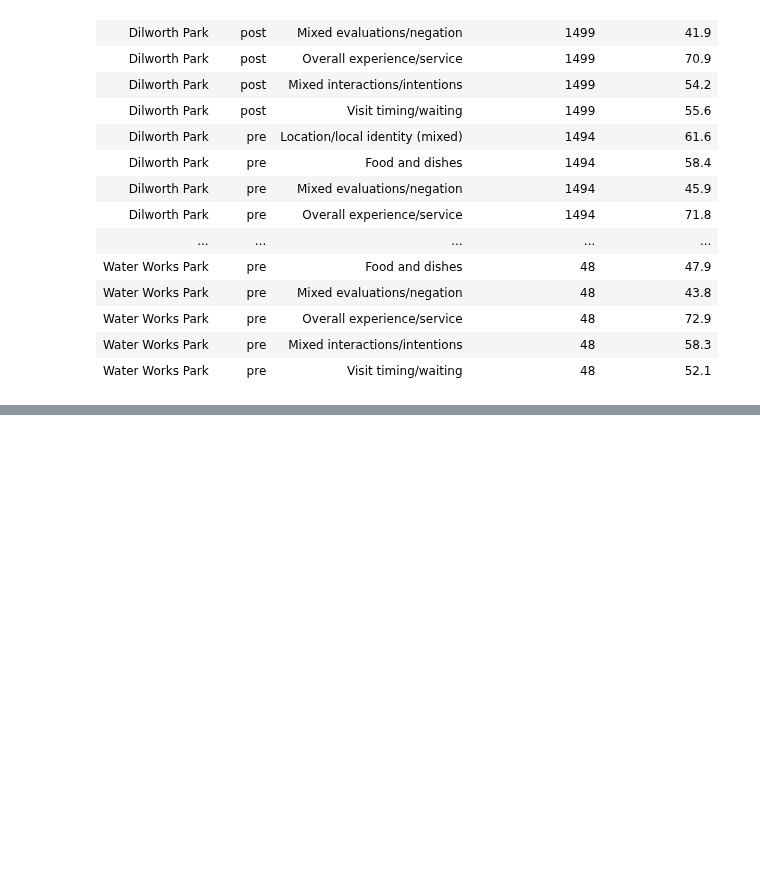
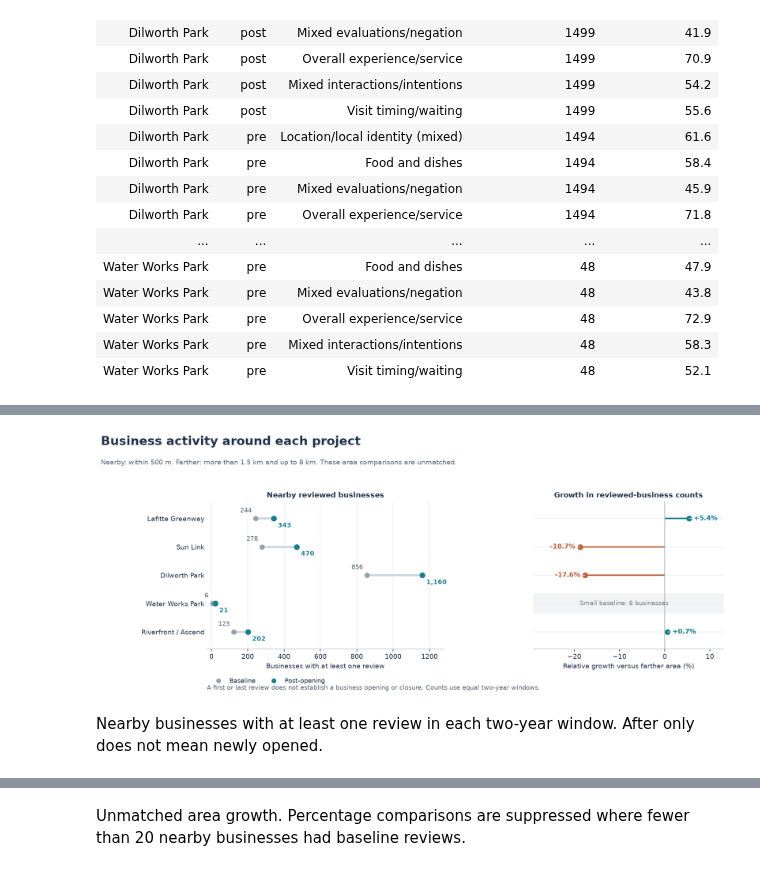
Before and after one commit to intreaction/neighborhood-sentiment-map, a Jupyter notebook: docs/coursework/milestone-2-eda/ProjectEDA_Team4.ipynb, the cells around one changed output, grey strips where cells are left out. Saved outputs shown, nothing was run; the diff lists cells and outputs as text; code cells hidden in the pictures; blank space fills up the shorter version.

```diff
--- a/docs/coursework/milestone-2-eda/ProjectEDA_Team4.ipynb
+++ b/docs/coursework/milestone-2-eda/ProjectEDA_Team4.ipynb
@@ -567,0 +628,22 @@ The category labels are provisional and AI-assisted. They have not been validate
+# %%
+growth=read('business_growth.csv')
+assert (growth.active_both+growth.post_only==growth.post_active).all()
+assert (growth.active_both+growth.baseline_only==growth.baseline_active).all()
+assert (growth.active_both+growth.post_only+growth.baseline_only+growth.neither==growth.listings).all()
+near=growth[growth.area.eq('Near')].set_index('project').loc[viz.ORDER]
+far=growth[growth.area.eq('Farther')].set_index('project').loc[viz.ORDER]
+relative=100*((near.post_active/near.baseline_active)/(far.post_active/far.baseline_active)-1)
+assert np.allclose(relative,near.relative_growth_pct)
+figure(business_growth_panel(growth, FIGURES))
+counts=near[['baseline_active','post_active','active_both','post_only','baseline_only']].reset_index()
+counts.columns=['Project','Reviewed before','Reviewed after','Reviewed in both','After only','Before only']
+table(counts,'Nearby businesses with at least one review in each two-year window. After only does not mean newly opened.')
+comparison=pd.DataFrame({'Project':viz.ORDER,'Near growth (%)':100*(near.post_active/near.baseline_active-1),
+    'Farther before':far.baseline_active,'Farther after':far.post_active,
+    'Farther growth (%)':100*(far.post_active/far.baseline_active-1),
+    'Relative growth (%)':relative}).reset_index(drop=True)
+comparison.loc[near.baseline_active.to_numpy()<20,['Near growth (%)','Relative growth (%)']]=np.nan
+table(comparison.round(1),'Unmatched area growth. Percentage comparisons are suppressed where fewer than 20 nearby businesses had baseline reviews.')
+# %% [output]
+[figure, added]
+Nearby businesses with at least one review in each two-year window. After only does not mean newly opened.
@@ -567,0 +656 @@ The category labels are provisional and AI-assisted. They have not been validate
+Unmatched area growth. Percentage comparisons are suppressed where fewer than 20 nearby businesses had baseline reviews.
```
Also changed, not shown: parts of 16 cells of this notebook, 14 other files.
